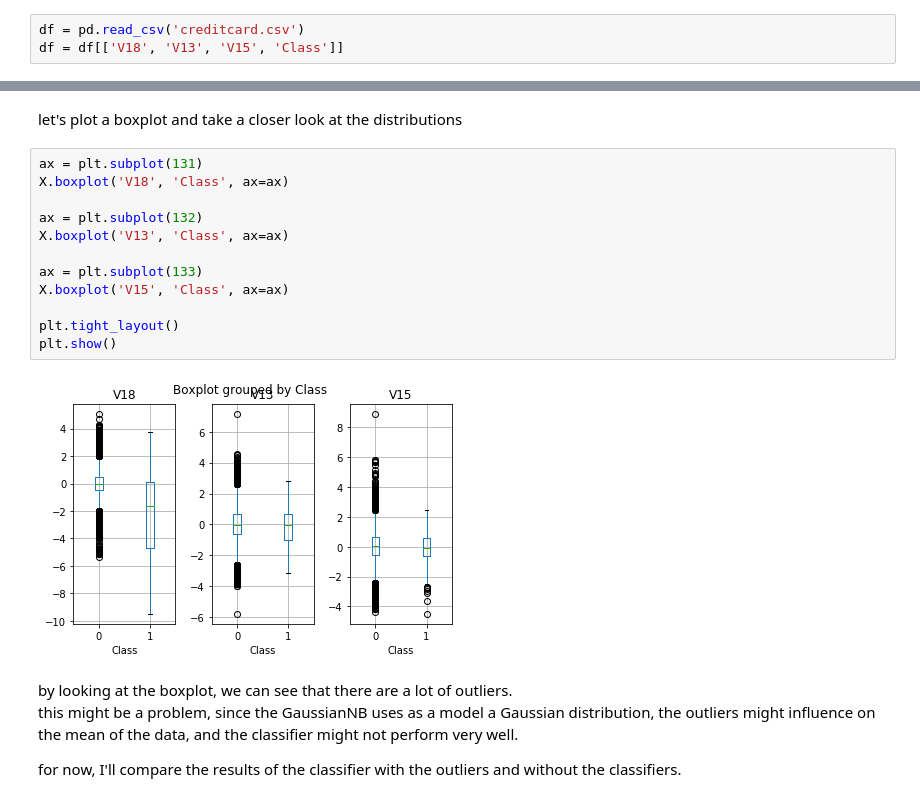
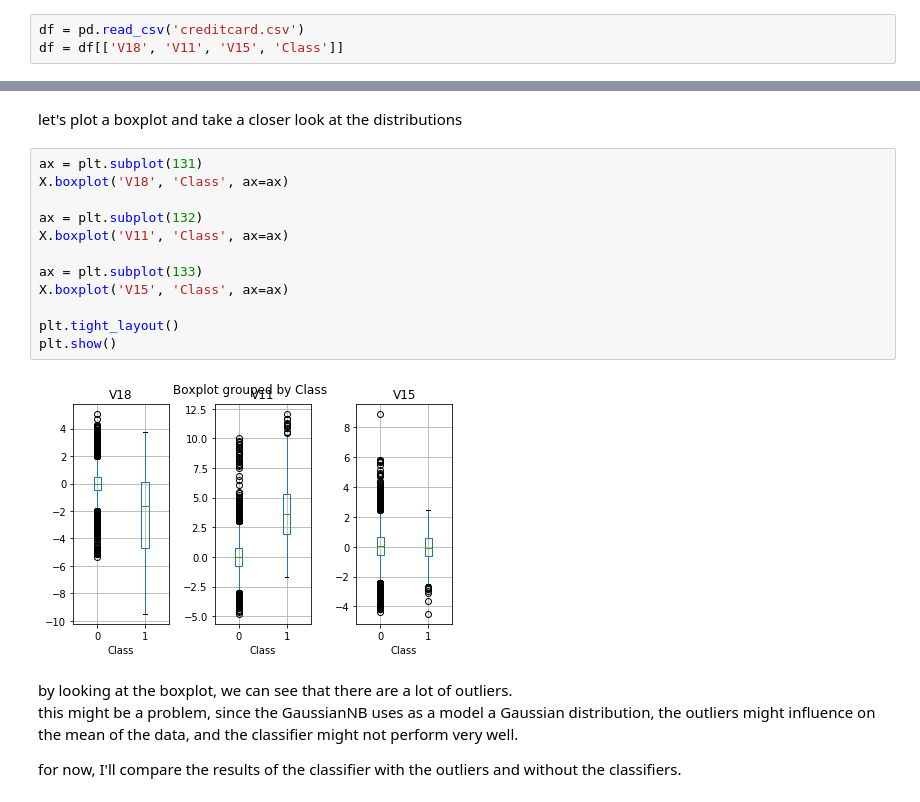
Before and after one commit to NekuSakuraba/machine-learning, a Jupyter notebook: projects/capstone/project/Benchmark - #01 GaussianNB.ipynb, the cells around one changed output, grey strips where cells are left out. Drawn from its saved outputs; the diff is of its cells as text.

```diff
--- a/projects/capstone/project/Benchmark - #01 GaussianNB.ipynb
+++ b/projects/capstone/project/Benchmark - #01 GaussianNB.ipynb
@@ -22,6 +22,6 @@ let's load the dataset and extract the V18, V13, V15 and the Class features
 # %%
 df = pd.read_csv('creditcard.csv')
-df = df[['V18', 'V13', 'V15', 'Class']]
+df = df[['V18', 'V11', 'V15', 'Class']]
 # %%
 df.head()
 # %% [output]
@@ -38,17 +38,17 @@ let's plot a boxplot and take a closer look at the distributions
 # %%
 ax = plt.subplot(131)
 X.boxplot('V18', 'Class', ax=ax)
 
 ax = plt.subplot(132)
-X.boxplot('V13', 'Class', ax=ax)
+X.boxplot('V11', 'Class', ax=ax)
 
 ax = plt.subplot(133)
 X.boxplot('V15', 'Class', ax=ax)
 
 plt.tight_layout()
 plt.show()
 # %% [output]
-[figure, old version]
+[figure, new version]
 # %% [markdown]
 by looking at the boxplot, we can see that there are a lot of outliers. <br />
 this might be a problem, since the GaussianNB uses as a model a Gaussian distribution, the outliers might influence on the mean of the data, and the classifier might not perform very well.
```
Also changed, not shown: parts of 16 cells of this notebook.
